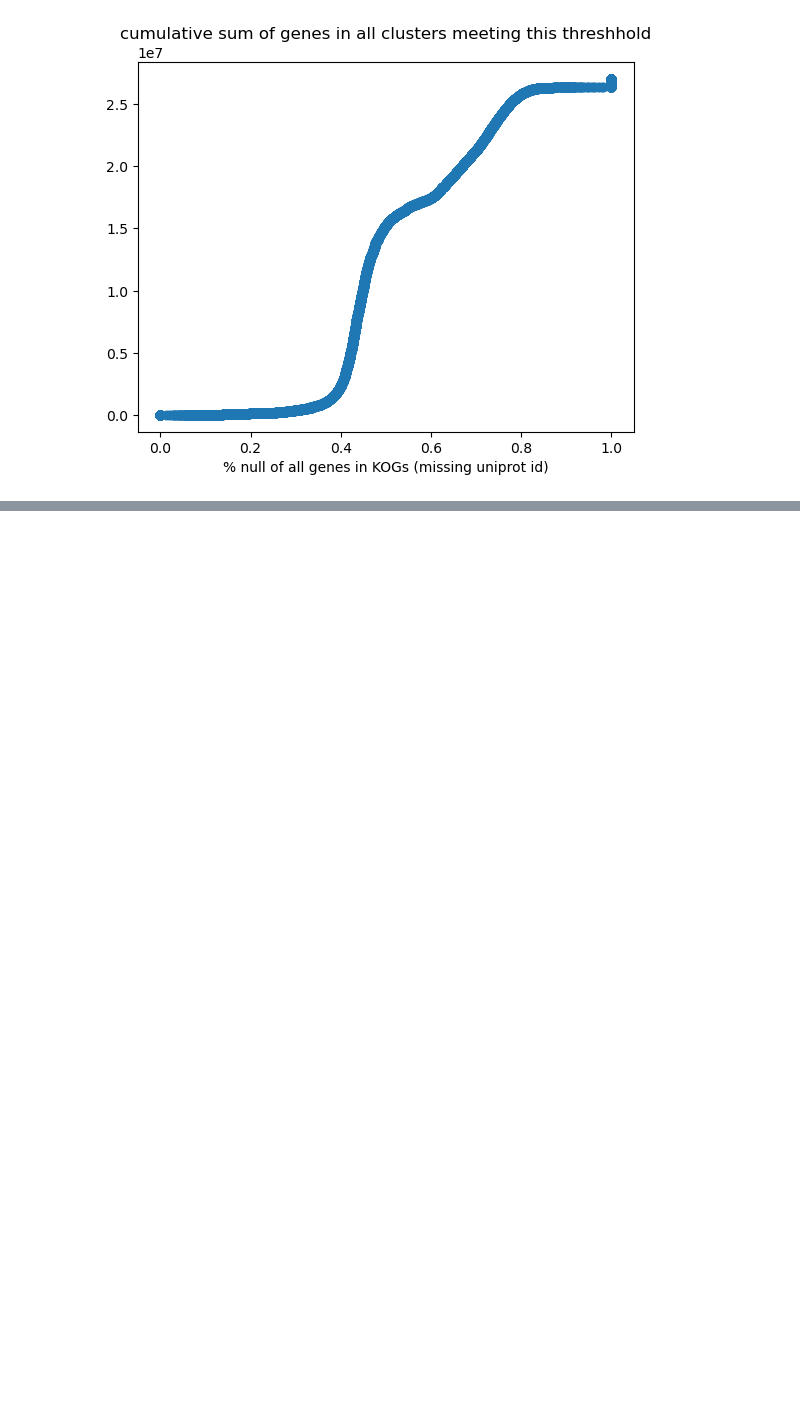
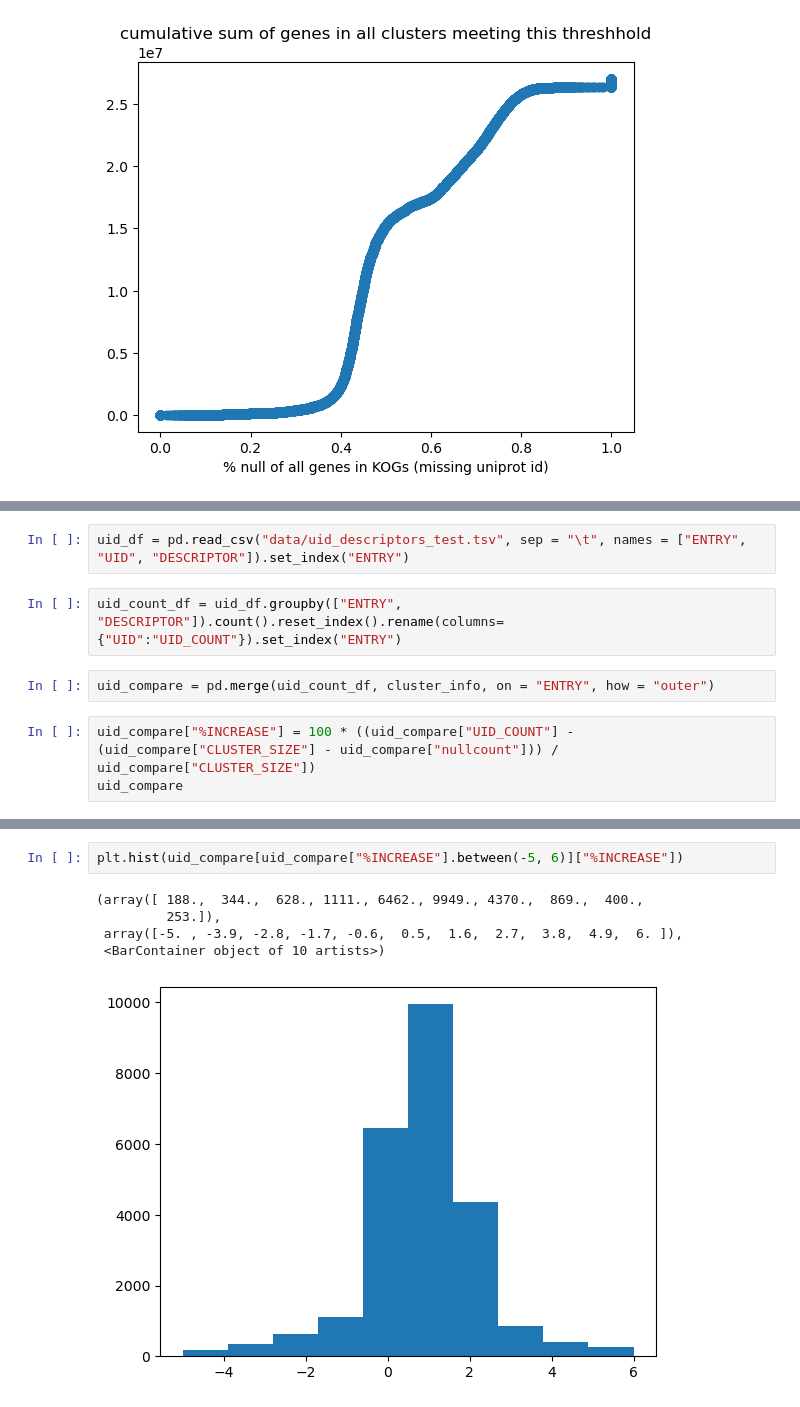
Before and after one commit to VictorTobiasson/eukgen, a Jupyter notebook: KEGG/00.distribution_missing_uids.ipynb, the cells around one changed output, grey strips where cells are left out. Saved outputs shown, nothing was run; the diff lists cells and outputs as text; blank space fills up the shorter version.

```diff
--- a/KEGG/00.distribution_missing_uids.ipynb
+++ b/KEGG/00.distribution_missing_uids.ipynb
@@ -81,0 +121,9 @@ Text(0.5, 1.0, 'cumulative sum of genes in all clusters meeting this threshhold'
+# %%
+uid_df = pd.read_csv("data/uid_descriptors_test.tsv", sep = "\t", names = ["ENTRY", "UID", "DESCRIPTOR"]).set_index("ENTRY")
+# %%
+uid_count_df = uid_df.groupby(["ENTRY", "DESCRIPTOR"]).count().reset_index().rename(columns={"UID":"UID_COUNT"}).set_index("ENTRY")
+# %%
+uid_compare = pd.merge(uid_count_df, cluster_info, on = "ENTRY", how = "outer")
+# %%
+uid_compare["%INCREASE"] = 100 * ((uid_compare["UID_COUNT"] - (uid_compare["CLUSTER_SIZE"] - uid_compare["nullcount"])) / uid_compare["CLUSTER_SIZE"])
+uid_compare
@@ -81,0 +180,8 @@ Text(0.5, 1.0, 'cumulative sum of genes in all clusters meeting this threshhold'
+# %%
+plt.hist(uid_compare[uid_compare["%INCREASE"].between(-5, 6)]["%INCREASE"])
+# %% [output]
+(array([ 188.,  344.,  628., 1111., 6462., 9949., 4370.,  869.,  400.,
+         253.]),
+ array([-5. , -3.9, -2.8, -1.7, -0.6,  0.5,  1.6,  2.7,  3.8,  4.9,  6. ]),
+ <BarContainer object of 10 artists>)
+[figure, added]
```
Also changed, not shown: parts of 18 cells of this notebook, 4 other files.
